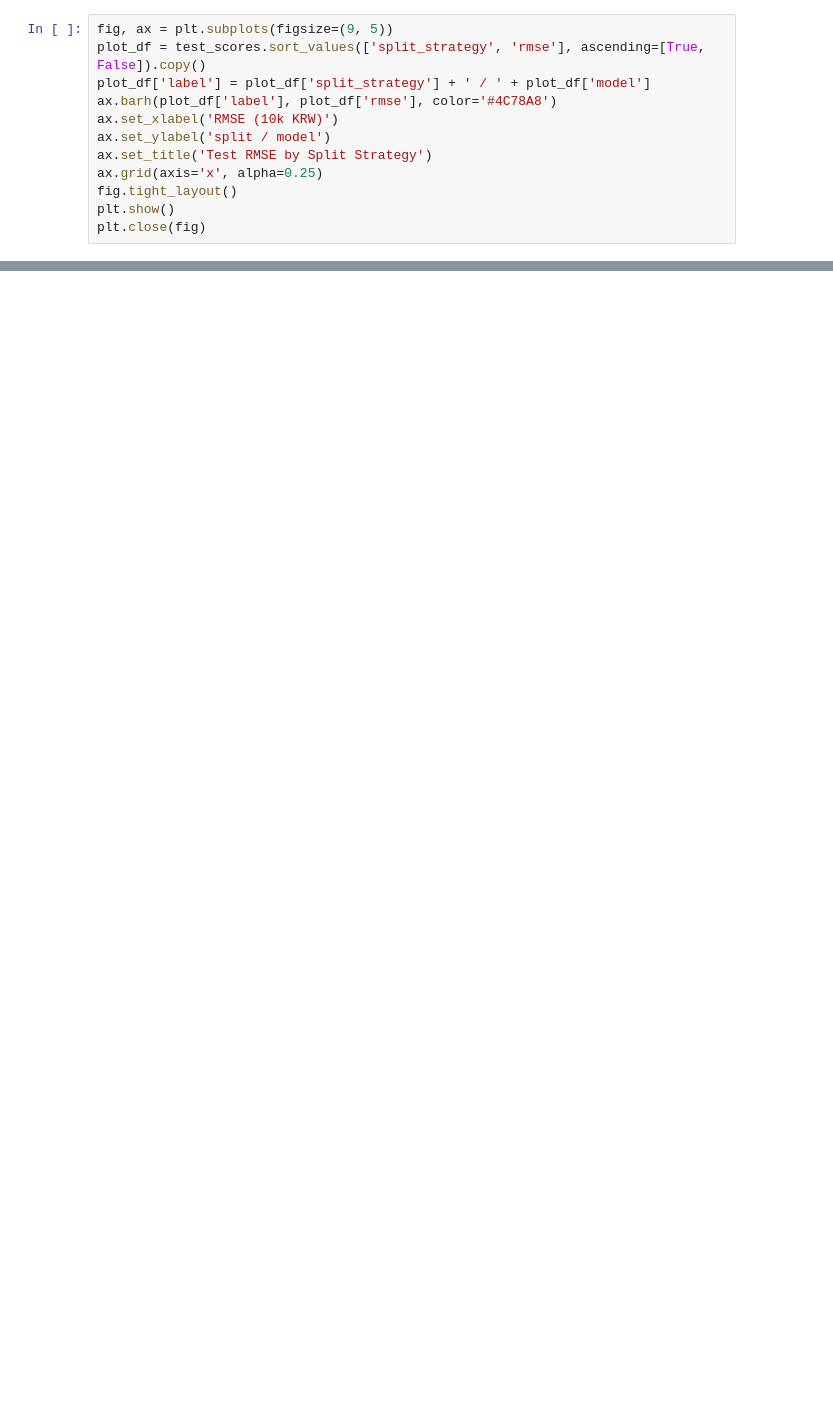
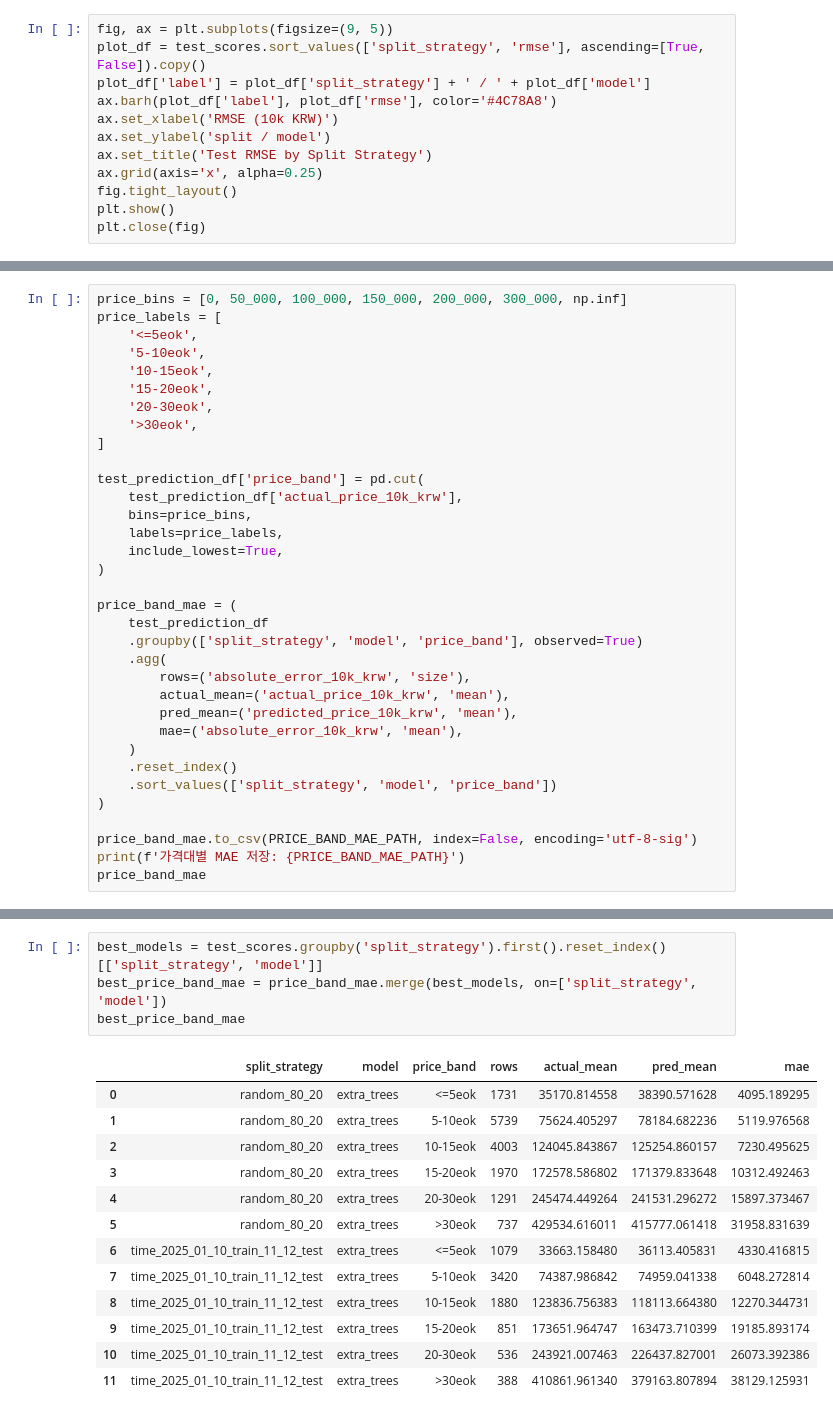
Before and after one commit to w0ne23/dm-apt-predict, a Jupyter notebook: notebooks/05_modeling.ipynb, the cells around one changed output, grey strips where cells are left out. Cells and saved outputs as stored; diff of their text form; blank space fills up the shorter version.

```diff
--- a/notebooks/05_modeling.ipynb
+++ b/notebooks/05_modeling.ipynb
@@ -320,0 +452,34 @@ plt.close(fig)
+# %%
+price_bins = [0, 50_000, 100_000, 150_000, 200_000, 300_000, np.inf]
+price_labels = [
+    '<=5eok',
+    '5-10eok',
+    '10-15eok',
+    '15-20eok',
+    '20-30eok',
+    '>30eok',
+]
+
+test_prediction_df['price_band'] = pd.cut(
+    test_prediction_df['actual_price_10k_krw'],
+    bins=price_bins,
+    labels=price_labels,
+    include_lowest=True,
+)
+
+price_band_mae = (
+    test_prediction_df
+    .groupby(['split_strategy', 'model', 'price_band'], observed=True)
+    .agg(
+        rows=('absolute_error_10k_krw', 'size'),
+        actual_mean=('actual_price_10k_krw', 'mean'),
+        pred_mean=('predicted_price_10k_krw', 'mean'),
+        mae=('absolute_error_10k_krw', 'mean'),
+    )
+    .reset_index()
+    .sort_values(['split_strategy', 'model', 'price_band'])
+)
+
+price_band_mae.to_csv(PRICE_BAND_MAE_PATH, index=False, encoding='utf-8-sig')
+print(f'가격대별 MAE 저장: {PRICE_BAND_MAE_PATH}')
+price_band_mae
@@ -320,0 +501,18 @@ plt.close(fig)
+# %%
+best_models = test_scores.groupby('split_strategy').first().reset_index()[['split_strategy', 'model']]
+best_price_band_mae = price_band_mae.merge(best_models, on=['split_strategy', 'model'])
+best_price_band_mae
+# %% [output]
+|  | split_strategy | model | price_band | rows | actual_mean | pred_mean | mae |
+| 0 | random_80_20 | extra_trees | <=5eok | 1731 | 35170.814558 | 38390.571628 | 4095.189295 |
+| 1 | random_80_20 | extra_trees | 5-10eok | 5739 | 75624.405297 | 78184.682236 | 5119.976568 |
+| 2 | random_80_20 | extra_trees | 10-15eok | 4003 | 124045.843867 | 125254.860157 | 7230.495625 |
+| 3 | random_80_20 | extra_trees | 15-20eok | 1970 | 172578.586802 | 171379.833648 | 10312.492463 |
+| 4 | random_80_20 | extra_trees | 20-30eok | 1291 | 245474.449264 | 241531.296272 | 15897.373467 |
+| 5 | random_80_20 | extra_trees | >30eok | 737 | 429534.616011 | 415777.061418 | 31958.831639 |
+| 6 | time_2025_01_10_train_11_12_test | extra_trees | <=5eok | 1079 | 33663.158480 | 36113.405831 | 4330.416815 |
+| 7 | time_2025_01_10_train_11_12_test | extra_trees | 5-10eok | 3420 | 74387.986842 | 74959.041338 | 6048.272814 |
+| 8 | time_2025_01_10_train_11_12_test | extra_trees | 10-15eok | 1880 | 123836.756383 | 118113.664380 | 12270.344731 |
+| 9 | time_2025_01_10_train_11_12_test | extra_trees | 15-20eok | 851 | 173651.964747 | 163473.710399 | 19185.893174 |
+| 10 | time_2025_01_10_train_11_12_test | extra_trees | 20-30eok | 536 | 243921.007463 | 226437.827001 | 26073.392386 |
+| 11 | time_2025_01_10_train_11_12_test | extra_trees | >30eok | 388 | 410861.961340 | 379163.807894 | 38129.125931 |
```
Also changed, not shown: parts of 25 cells of this notebook.
